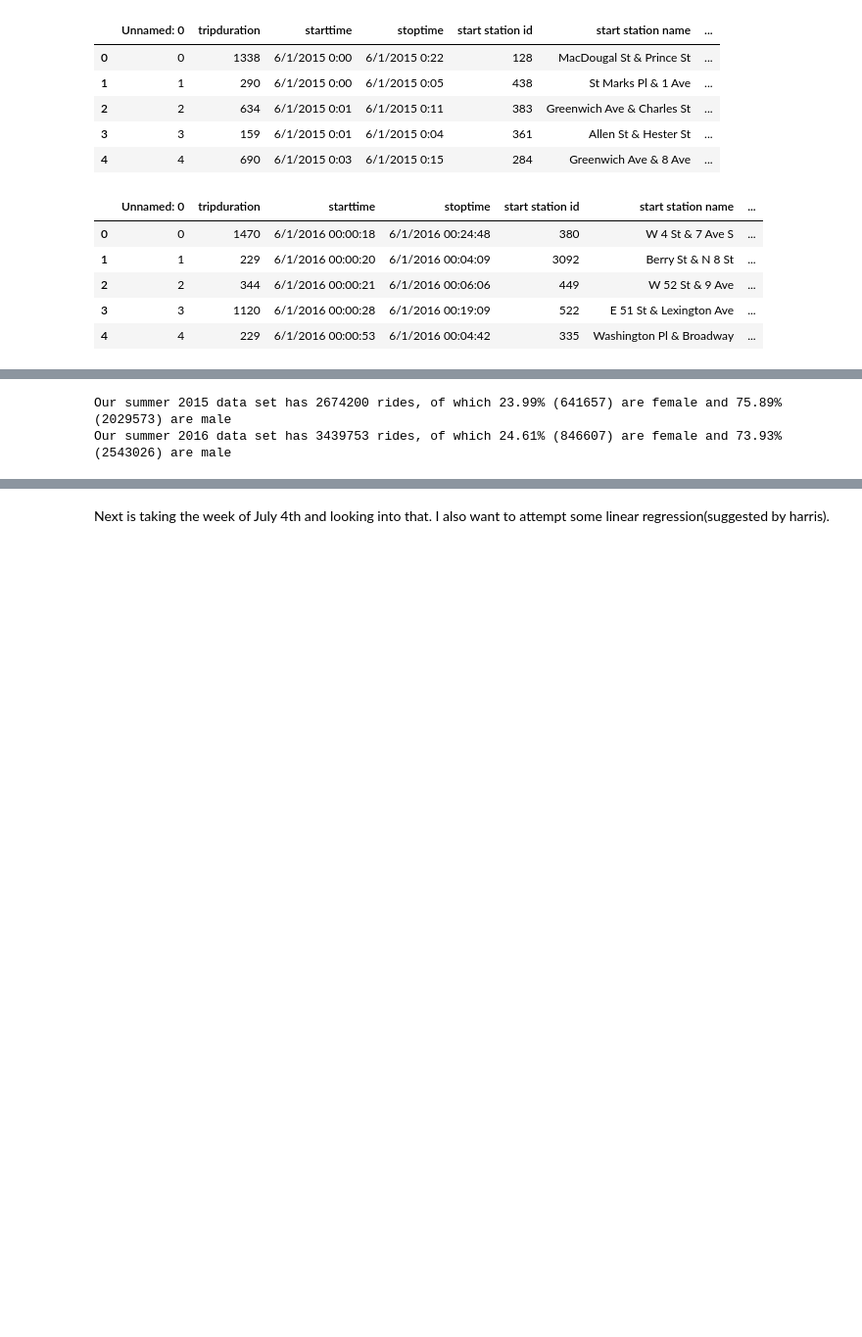
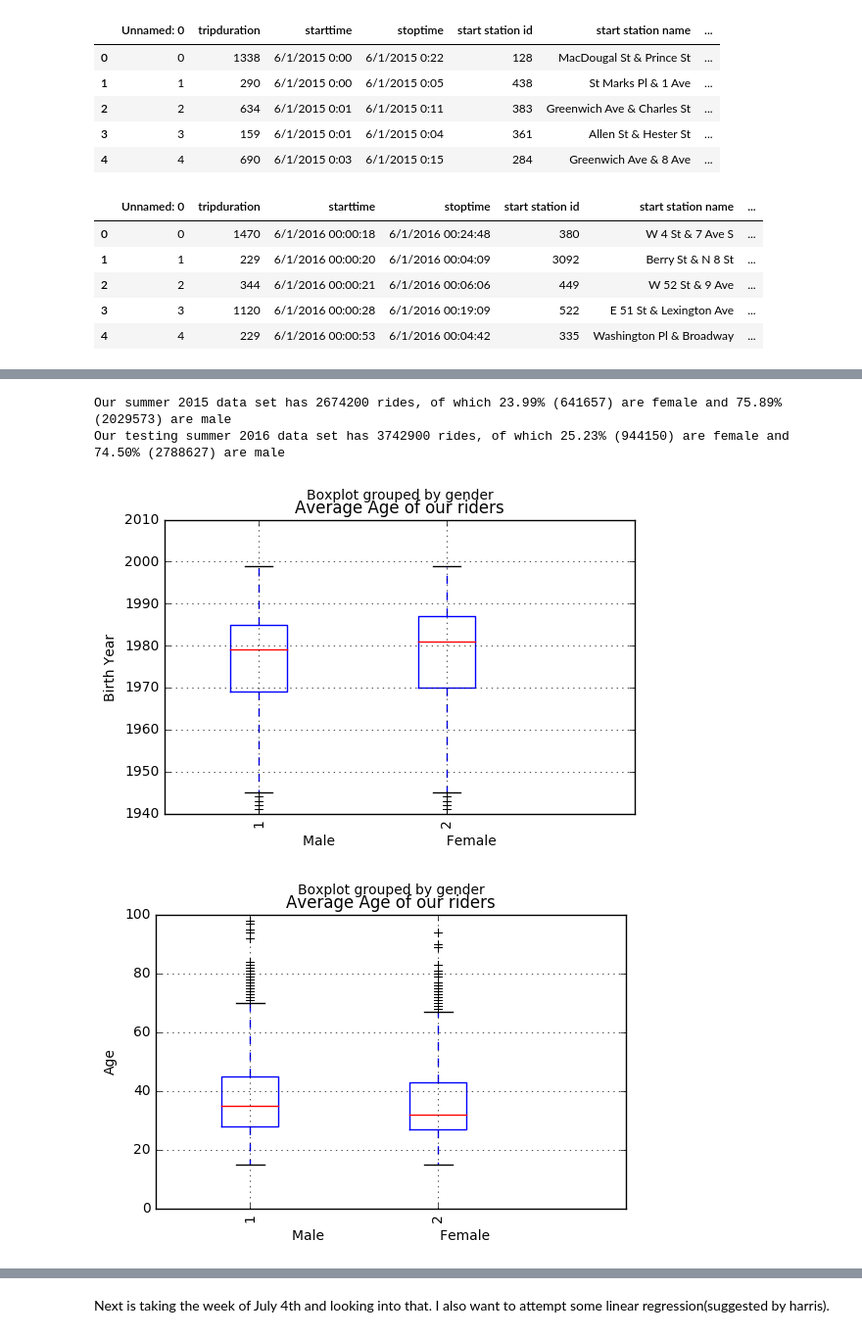
Before and after one commit to johnnyplaydrums/citi-bike-data, a Jupyter notebook: summerstory.ipynb, the cells around one changed output, grey strips where cells are left out. Shown: that part at 98% size. Drawn from its saved outputs; the diff is of its cells as text; code cells hidden in the pictures; blank space fills up the shorter version.

```diff
--- a/summerstory.ipynb
+++ b/summerstory.ipynb
@@ -30,3 +30,6 @@ summer2016.head()
 | 2 | 2 | 344 | 6/1/2016 00:00:21 | 6/1/2016 00:06:06 | 449 | W 52 St & 9 Ave | ... |
 | 3 | 3 | 1120 | 6/1/2016 00:00:28 | 6/1/2016 00:19:09 | 522 | E 51 St & Lexington Ave | ... |
 | 4 | 4 | 229 | 6/1/2016 00:00:53 | 6/1/2016 00:04:42 | 335 | Washington Pl & Broadway | ... |
+# %%
+cleandata = pd.read_csv('C:/Users/Sammauel/Documents/DataScience/Citibike/cleandata/testing_clean.csv')
+cleandata.tail()
@@ -33,23 +43,52 @@ summer2016.head()
 # %%
 ##Change to plt.bar
 
 num_rides = len(summer2015)
 num_female = len(summer2015[summer2015['gender'] == 2])
 percent_female = (num_female / num_rides) * 100
 num_male = len(summer2015[summer2015['gender'] == 1])
 percent_male = (num_male / num_rides) * 100
 print(("Our summer 2015 data set has %d rides, " +
       "of which %.2f%% (%d) are female and %.2f%% (%d) are male") % (
         len(summer2015), percent_female, num_female, percent_male, num_male))
 
-num_rides1 = len(summer2016)
-num_female1 = len(summer2016[summer2016['gender'] == 2])
-percent_female1 = (num_female1 / num_rides1) * 100
-num_male1 = len(summer2016[summer2016['gender'] == 1])
-percent_male1 = (num_male1 / num_rides1) * 100
-print(("Our summer 2016 data set has %d rides, " +
+#num_rides1 = len(summer2016)
+#num_female1 = len(summer2016[summer2016['gender'] == 2])
+#percent_female1 = (num_female1 / num_rides1) * 100
+#num_male1 = len(summer2016[summer2016['gender'] == 1])
+#percent_male1 = (num_male1 / num_rides1) * 100
+#print(("Our summer 2016 data set has %d rides, " +
+#      "of which %.2f%% (%d) are female and %.2f%% (%d) are male") % (
+#        len(summer2016), percent_female1, num_female1, percent_male1, num_male1))
+
+num_rides2 = len(cleandata)
+num_female2 = len(cleandata[cleandata['gender'] == 2])
+percent_female2 = (num_female2 / num_rides2) * 100
+num_male2 = len(cleandata[cleandata['gender'] == 1])
+percent_male2 = (num_male2 / num_rides2) * 100
+print(("Our testing summer 2016 data set has %d rides, " +
       "of which %.2f%% (%d) are female and %.2f%% (%d) are male") % (
-        len(summer2016), percent_female1, num_female1, percent_male1, num_male1))
+        len(cleandata), percent_female2, num_female2, percent_male2, num_male2))
+
+
+summer2015.boxplot('birth year', by = 'gender', rot = 90)
+plt.xlim(1.5,4)
+plt.ylim(1940,2010)
+plt.title('Average Age of our riders')
+plt.ylabel('Birth Year')
+plt.xlabel('Male                          Female')
+plt.show()
+
+
+cleandata.boxplot('age', by = 'gender', rot = 90)
+plt.xlim(1.5,4)
+plt.ylim(0,100)
+plt.title('Average Age of our riders')
+plt.ylabel('Age')
+plt.xlabel('Male                           Female')
+plt.show()
 # %% [output]
 Our summer 2015 data set has 2674200 rides, of which 23.99% (641657) are female and 75.89% (2029573) are male
-Our summer 2016 data set has 3439753 rides, of which 24.61% (846607) are female and 73.93% (2543026) are male
+Our testing summer 2016 data set has 3742900 rides, of which 25.23% (944150) are female and 74.50% (2788627) are male
+[figure, added]
+[figure, added]
```
Also changed, not shown: parts of 11 cells of this notebook.
